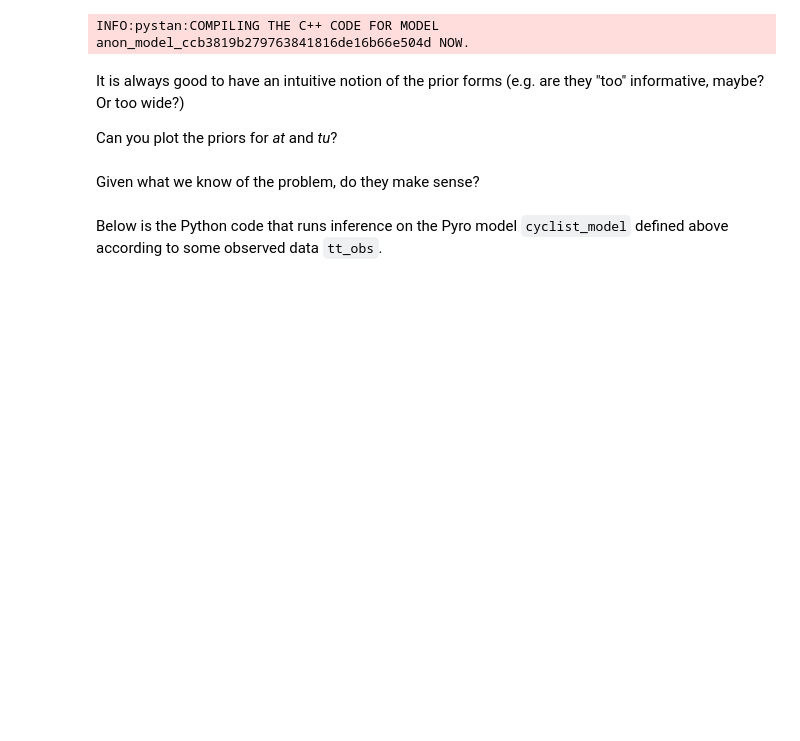
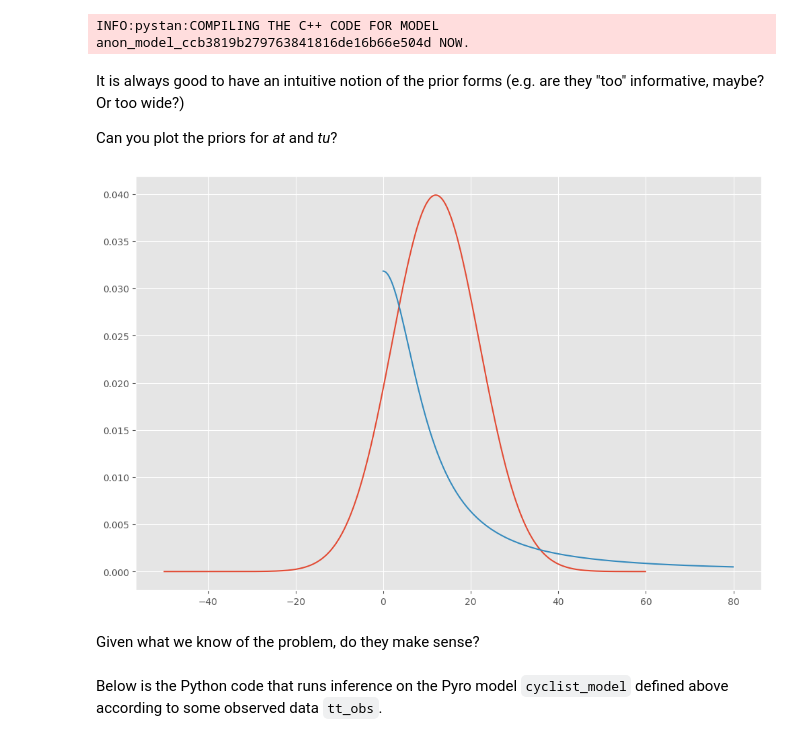
Before and after one commit to TheDingodile/Model_based, a Jupyter notebook: week04/04 - Probabilistic Programming with Pyro.ipynb, the cells around one changed output. Saved outputs shown, nothing was run; the diff lists cells and outputs as text; code cells hidden in the pictures; blank space fills up the shorter version.

```diff
--- a/week04/04 - Probabilistic Programming with Pyro.ipynb
+++ b/week04/04 - Probabilistic Programming with Pyro.ipynb
@@ -337,3 +389,16 @@ from scipy.stats import cauchy, norm
+# %%
+from scipy.stats import cauchy, norm
+
+x1=np.arange(-50, 60, 0.1)
+x2=np.arange(0, 80, 0.1)
+
+y1=norm.pdf(x1, 12, 10)
+y2=cauchy.pdf(x2, 0, 10)
+
+sns.lineplot(x=x1, y=y1);
+sns.lineplot(x=x2, y=y2);
+# %% [output]
+[figure, added]
 # %% [markdown]
 Given what we know of the problem, do they make sense?
 # %% [markdown]
```
Also changed, not shown: parts of 22 cells of this notebook, 1 other file.
